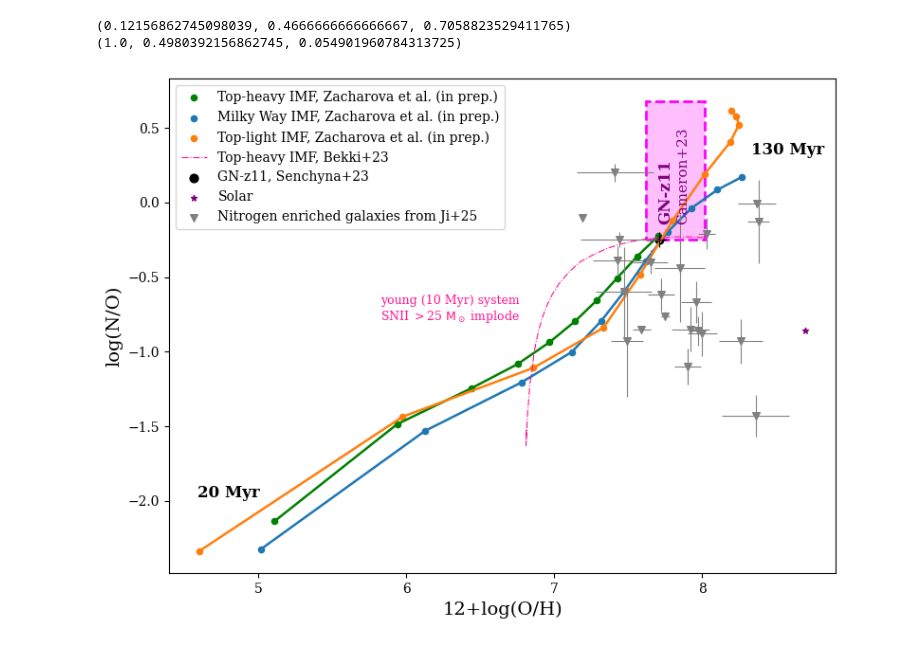
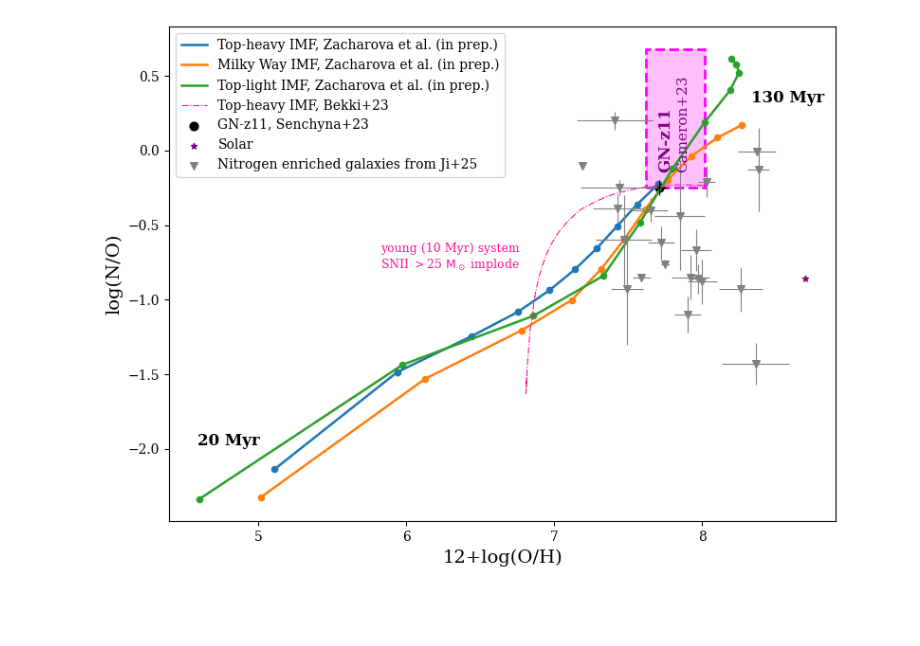
Before and after one commit to bshidvb/galIMF, a Jupyter notebook: plotting/plots_nitrogen_for-applications.ipynb, the cells around one changed output. Cells and saved outputs as stored; diff of their text form; code cells hidden in the pictures; blank space fills up the shorter version.

```diff
--- a/plotting/plots_nitrogen_for-applications.ipynb
+++ b/plotting/plots_nitrogen_for-applications.ipynb
@@ -8,9 +11,6 @@ from matplotlib import patches
 import os
 %matplotlib inline
 # %%
-from cmath import rect
-
-
 def load_file_paths(base_dir):
     file_paths = []
     for root, dirs, files in os.walk(base_dir):
@@ -154,45 +154,55 @@ for i, path in enumerate(file_paths):
     time_steps = data['time step list:']
     stellar_ages = np.log10(time_steps)
     logNO, logOH = recalculate(logNO, logOH)
-    plt.scatter(logOH[index_x:index_y], logNO[index_x:index_y], color='green', s=20, label='Top-heavy IMF, Zacharova et al. (in prep.)')
-    plt.plot(logOH[index_x:index_y], logNO[index_x:index_y], color='green', lw=1.8)
+    plt.scatter(logOH[index_x:index_y], logNO[index_x:index_y], color='tab:blue', s=20)
+    plt.plot(logOH[index_x:index_y], logNO[index_x:index_y], color='tab:blue', lw=1.8, label='Top-heavy IMF, Zacharova et al. (in prep.)')
 
 plt.text(4.8, -2, '20 Myr', color='black', ha='center', va='bottom', fontsize=12, weight="bold")
 plt.text(8.575, 0.3, '130 Myr', color='black', ha='center', va='bottom', fontsize=12, weight="bold")
+
 file_paths = glob.glob("/Users/adriana_work/Desktop/galIMF/simulation_results_from_galaxy_evol/final_results/imfKroupaSTF0.04alpha2.3Log_SFR0.2SFEN100SFE0.0061Z_0-4.15infall0.0008/chemical_and_SN_evolution.txt")
-file_paths += glob.glob("/Users/adriana_work/Desktop/galIMF/simulation_results_from_galaxy_evol/final_results/imfKroupaSTF0.02alpha3.0Log_SFR-0.3SFEN100SFE0.0085Z_0-4.15infall0.0008/chemical_and_SN_evolution.txt")
-labels = ['Milky Way IMF, Zacharova et al. (in prep.)', 'Top-light IMF, Zacharova et al. (in prep.)']
+index_x=2
+index_y=13
+for i, path in enumerate(file_paths):
+    data = load_data_with_names(path)
+    logNO, logOH = data['Gas [N/O]:'], data['Gas [O/H]:']
+    time_steps = data['time step list:']
+    stellar_ages = np.log10(time_steps)
+    logNO, logOH = recalculate(logNO, logOH)
+    plt.scatter(logOH[index_x:index_y], logNO[index_x:index_y], color='tab:orange', s=20)
+    plt.plot(logOH[index_x:index_y], logNO[index_x:index_y], color='tab:orange', lw=1.8, label='Milky Way IMF, Zacharova et al. (in prep.)')
+
+
+file_paths = glob.glob("/Users/adriana_work/Desktop/galIMF/simulation_results_from_galaxy_evol/final_results/imfKroupaSTF0.02alpha3.0Log_SFR-0.3SFEN100SFE0.0085Z_0-4.15infall0.0008/chemical_and_SN_evolution.txt")
+labels = ['Top-light IMF, Zacharova et al. (in prep.)']
 index_x=2
 index_y=13
 title='Chemical evolution models with different IMF slopes'
 filename='./phd_applications-plot.png'
-colours = colors = plt.get_cmap('tab10').colors
 
 for i, path in enumerate(file_paths):
     data = load_data_with_names(path)
     logNO, logOH = data['Gas [N/O]:'], data['Gas [O/H]:']
     time_steps = data['time step list:']
     stellar_ages = np.log10(time_steps)
     logNO, logOH = recalculate(logNO, logOH)
     # smooth_logOH, smooth_logNO = fit(logOH, logNO)
     label = labels[i] if labels and i < len(labels) else f"Run {i+1}"
     # plt.plot(smooth_logOH[index_x:index_y], smooth_logNO[index_x:index_y], color=colors[i % len(colors)], lw=0.8, label=label)
-    plt.scatter(logOH[index_x:index_y], logNO[index_x:index_y], color=colours[i % len(colours)], s=20, label=label)
-    plt.plot(logOH[index_x:index_y], logNO[index_x:index_y], color=colours[i % len(colours)], lw=1.8)
-    print(colours[i % len(colours)])
+    plt.scatter(logOH[index_x:index_y], logNO[index_x:index_y], color='tab:green', s=20)
+    plt.plot(logOH[index_x:index_y], logNO[index_x:index_y], color='tab:green', lw=1.8, label=label)
 plot_Bekki_comparison()
 plt.xlabel('12+log(O/H)', fontsize=14)
 plt.ylabel('log(N/O)', fontsize=14)
 #lgd2 = plt.legend(bbox_to_anchor=(1.04, 0.5), loc="center left", borderaxespad=0)
     # lgd_obs = plot_high_redshift_gal_data()
     # plt.gca().add_artist(lgd_obs)
 plot_high_redshift_gal_data()
 plt.legend(fontsize=10)
+#plt.title(title, fontsize=16)
 plt.savefig(filename, bbox_inches='tight', dpi=300)
 plt.tight_layout()
 plt.show()
 # %% [output]
-(0.12156862745098039, 0.4666666666666667, 0.7058823529411765)
-(1.0, 0.4980392156862745, 0.054901960784313725)
-[figure, old version]
+[figure, new version]
 # %%
```
Also changed, not shown: parts of 2 cells of this notebook.
